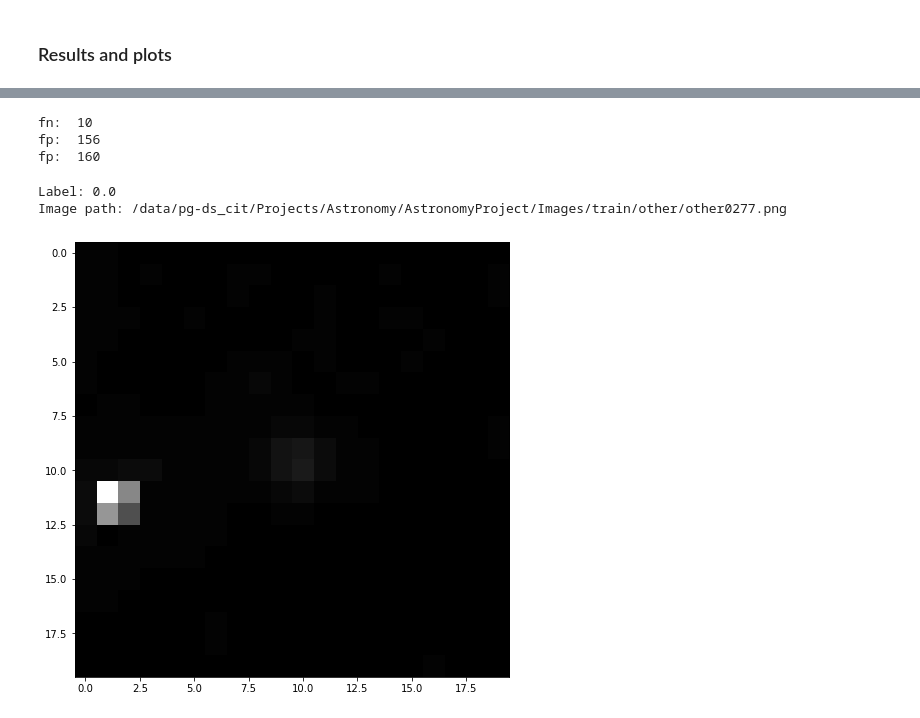
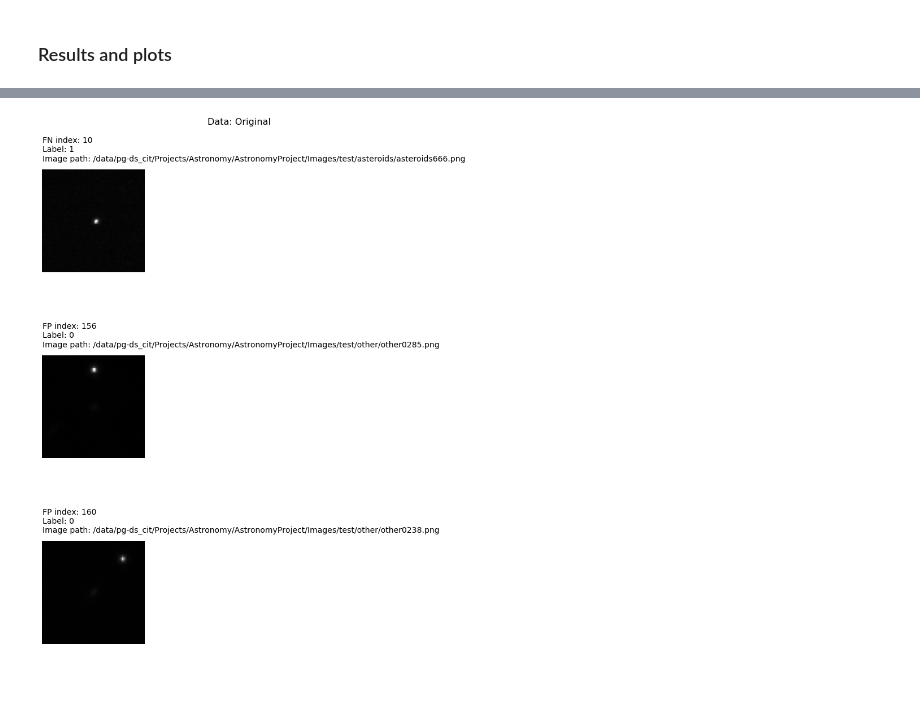
Before and after one commit to ymzayek/asteroidsCNN, a Jupyter notebook: trainSimpleCNN.ipynb, the cells around one changed output, grey strips where cells are left out. Saved outputs shown, nothing was run; the diff lists cells and outputs as text; code cells hidden in the pictures.

```diff
--- a/trainSimpleCNN.ipynb
+++ b/trainSimpleCNN.ipynb
@@ -393,22 +396,30 @@ plt.show()
-# %%
-#get indices of fp/fn
-for index, (first, second) in enumerate(zip(predictionsTest, Y_test)):
-    if first == 1 and first != second:
-        print("fp: ", index)
-    if first == 0 and first != second:
-        print("fn: ", index)
-# %% [output]
-fn:  10
-fp:  156
-fp:  160
-# %%
-idx = 47
-plt.figure(figsize=(8,8))
-plt.imshow(X_test[idx,...,0], cmap='gray')
-print("Label: " + str(Y_test[idx]))
-print("Image path: " + str(trainSet['Path'].iloc[idx]))
-# %% [output]
-Label: 0.0
-Image path: /data/pg-ds_cit/Projects/Astronomy/AstronomyProject/Images/train/other/other0277.png
-[figure, removed]
+# %%
+rows = int(group_counts[1]) + int(group_counts[2])
+fig = plt.figure(figsize=(10,14))
+plt.axis('off')
+fig.suptitle(f'Data: {mode}', y=.98, fontsize = 16)
+plt.tight_layout()
+s = 1
+for idx, (first, second) in enumerate(zip(predictionsTest, Y_test)):
+    if first == 1 and first != second:
+        fig.add_subplot(rows, 1, s)
+        plt.imshow(X_test[idx,...,0], cmap='gray')
+        plt_txt = f"FP index: {idx}\nLabel: {int(Y_test[idx])}\nImage path: {testSet['Path'].iloc[idx]}"
+        plt.text(0, -10, plt_txt, wrap=True, horizontalalignment='left', fontsize=14)
+        plt.axis('off')
+        plt.tight_layout()
+        s+=1
+    if first == 0 and first != second:
+        fig.add_subplot(rows, 1, s)
+        plt.imshow(X_test[idx,...,0], cmap='gray')
+        plt_txt = f"FN index: {idx}\nLabel: {int(Y_test[idx])}\nImage path: {testSet['Path'].iloc[idx]}"
+        plt.text(0, -10, plt_txt, wrap=True, horizontalalignment='left', fontsize=14)
+        plt.axis('off')
+        plt.tight_layout()
+        s+=1
+plt.tight_layout()
+if save:
+    plt.savefig(f"/data/p301081/astronomy/results/plots_kids/fp_fn_{mode}.png")
+# %% [output]
+[figure, added]
 # %%
```
Also changed, not shown: parts of 10 cells of this notebook, 1 other file.
